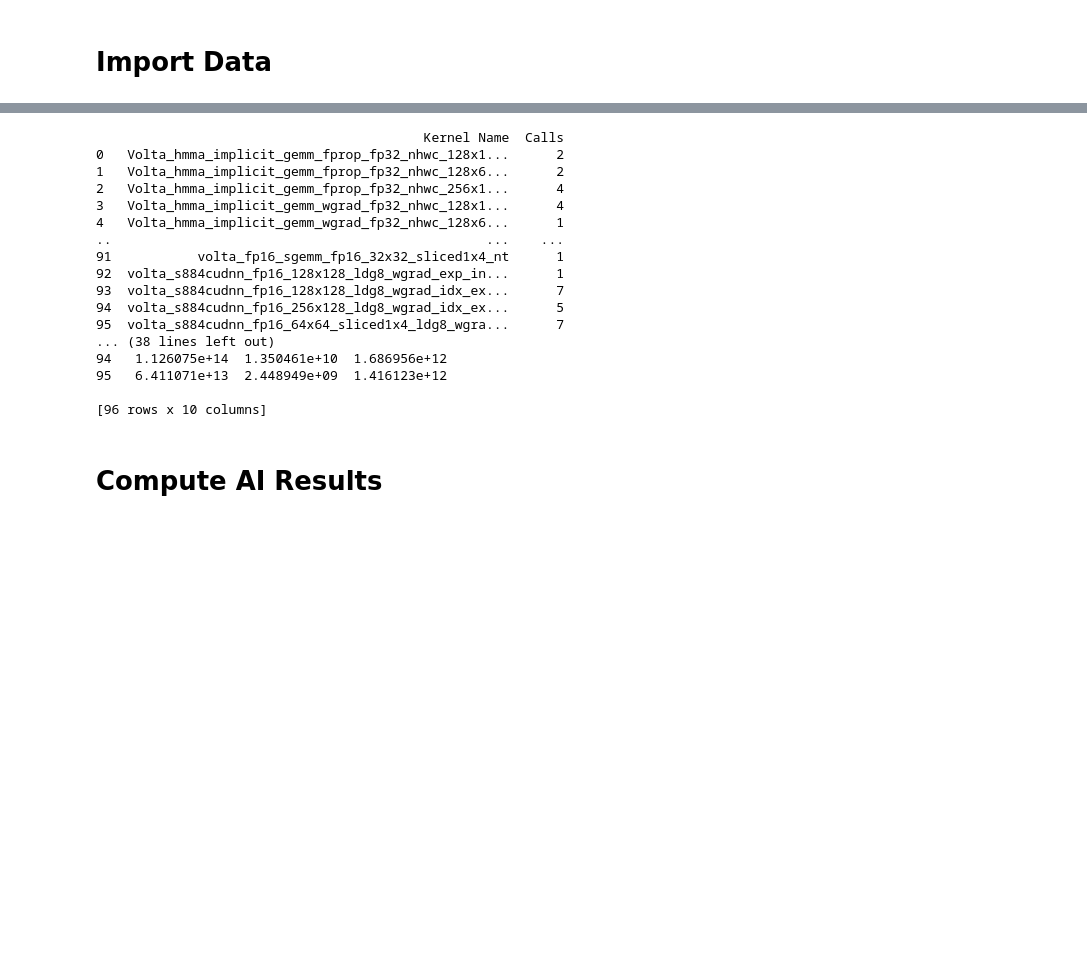
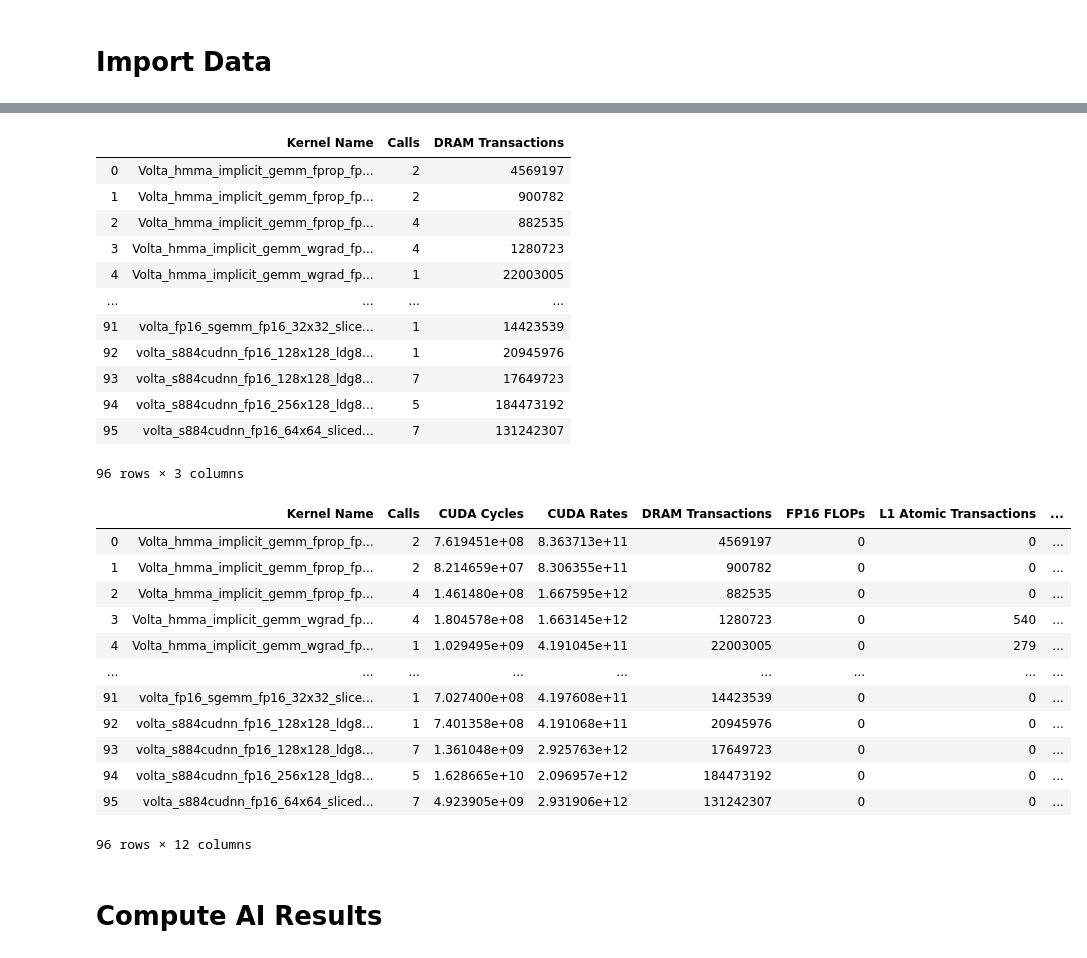
Before and after one commit to PointKernel/climate-seg-benchmark, a Jupyter notebook: analysis/process_nsight.ipynb, the cells around one changed output, grey strips where cells are left out. Drawn from its saved outputs; the diff is of its cells as text; code cells hidden in the pictures; blank space fills up the shorter version.

Commit message:
Add more data + update process script

```diff
--- a/analysis/process_nsight.ipynb
+++ b/analysis/process_nsight.ipynb
@@ -324,7 +303,7 @@ display(recorddf)
 | 1 | tc_flops | ../data/tc_flops.log |
 | 5 | tc_time | ../data/tc_time.log |
 # %%
-resdf = pd.DataFrame(columns=resultkeys)
+profiledf = pd.DataFrame(columns=resultkeys)
 
 #metrics
 for fin in recorddf["file"]:
@@ -354,33 +333,39 @@ for fin in recorddf["file"]:
     #print(tmpdf)
 
     #compute the profile
-    resdf = transpose_frame(resdf,tmpdf)
+    profiledf = transpose_frame(profiledf,tmpdf)
     #df_profiles.append(profiledf)
-
-print(resdf)
-#profiledf = pd.concat(df_profiles)
-#profiledf.reset_index(drop=True, inplace=True)
 # %% [output]
+|  | Kernel Name | Calls | DRAM Transactions |
+| 0 | Volta_hmma_implicit_gemm_fprop_fp... | 2 | 4569197 |
+| 1 | Volta_hmma_implicit_gemm_fprop_fp... | 2 | 900782 |
+| 2 | Volta_hmma_implicit_gemm_fprop_fp... | 4 | 882535 |
+| 3 | Volta_hmma_implicit_gemm_wgrad_fp... | 4 | 1280723 |
+| 4 | Volta_hmma_implicit_gemm_wgrad_fp... | 1 | 22003005 |
+| ... | ... | ... | ... |
+| 91 | volta_fp16_sgemm_fp16_32x32_slice... | 1 | 14423539 |
+| 92 | volta_s884cudnn_fp16_128x128_ldg8... | 1 | 20945976 |
+| 93 | volta_s884cudnn_fp16_128x128_ldg8... | 7 | 17649723 |
+| 94 | volta_s884cudnn_fp16_256x128_ldg8... | 5 | 184473192 |
+| 95 | volta_s884cudnn_fp16_64x64_sliced... | 7 | 131242307 |
-                                          Kernel Name  Calls
-0   Volta_hmma_implicit_gemm_fprop_fp32_nhwc_128x1...      2
-1   Volta_hmma_implicit_gemm_fprop_fp32_nhwc_128x6...      2
-2   Volta_hmma_implicit_gemm_fprop_fp32_nhwc_256x1...      4
-3   Volta_hmma_implicit_gemm_wgrad_fp32_nhwc_128x1...      4
-4   Volta_hmma_implicit_gemm_wgrad_fp32_nhwc_128x6...      1
-..                                                ...    ...
-91           volta_fp16_sgemm_fp16_32x32_sliced1x4_nt      1
-92  volta_s884cudnn_fp16_128x128_ldg8_wgrad_exp_in...      1
-93  volta_s884cudnn_fp16_128x128_ldg8_wgrad_idx_ex...      7
-94  volta_s884cudnn_fp16_256x128_ldg8_wgrad_idx_ex...      5
-95  volta_s884cudnn_fp16_64x64_sliced1x4_ldg8_wgra...      7
-... (38 lines left out)
-94   1.126075e+14  1.350461e+10  1.686956e+12
-95   6.411071e+13  2.448949e+09  1.416123e+12
-
-[96 rows x 10 columns]
+96 rows × 3 columns
 # %%
-#display(profiledf.columns)
+display(profiledf)
 #tmplist = ['Name', 'Invocations', 'Pass', 'L1 Transactions Avg', 'L2 Transactions Avg', 'DRAM Transactions Avg']
 #display(profiledf[tmplist])
+# %% [output]
+|  | Kernel Name | Calls | CUDA Cycles | CUDA Rates | DRAM Transactions | FP16 FLOPs | L1 Atomic Transactions | ... |
+| 0 | Volta_hmma_implicit_gemm_fprop_fp... | 2 | 7.619451e+08 | 8.363713e+11 | 4569197 | 0 | 0 | ... |
+| 1 | Volta_hmma_implicit_gemm_fprop_fp... | 2 | 8.214659e+07 | 8.306355e+11 | 900782 | 0 | 0 | ... |
+| 2 | Volta_hmma_implicit_gemm_fprop_fp... | 4 | 1.461480e+08 | 1.667595e+12 | 882535 | 0 | 0 | ... |
+| 3 | Volta_hmma_implicit_gemm_wgrad_fp... | 4 | 1.804578e+08 | 1.663145e+12 | 1280723 | 0 | 540 | ... |
+| 4 | Volta_hmma_implicit_gemm_wgrad_fp... | 1 | 1.029495e+09 | 4.191045e+11 | 22003005 | 0 | 279 | ... |
+| ... | ... | ... | ... | ... | ... | ... | ... | ... |
+| 91 | volta_fp16_sgemm_fp16_32x32_slice... | 1 | 7.027400e+08 | 4.197608e+11 | 14423539 | 0 | 0 | ... |
+| 92 | volta_s884cudnn_fp16_128x128_ldg8... | 1 | 7.401358e+08 | 4.191068e+11 | 20945976 | 0 | 0 | ... |
+| 93 | volta_s884cudnn_fp16_128x128_ldg8... | 7 | 1.361048e+09 | 2.925763e+12 | 17649723 | 0 | 0 | ... |
+| 94 | volta_s884cudnn_fp16_256x128_ldg8... | 5 | 1.628665e+10 | 2.096957e+12 | 184473192 | 0 | 0 | ... |
+| 95 | volta_s884cudnn_fp16_64x64_sliced... | 7 | 4.923905e+09 | 2.931906e+12 | 131242307 | 0 | 0 | ... |
+96 rows × 12 columns
 # %% [markdown]
 # Compute AI Results
```
Also changed, not shown: parts of 5 cells of this notebook, 3 other files.
